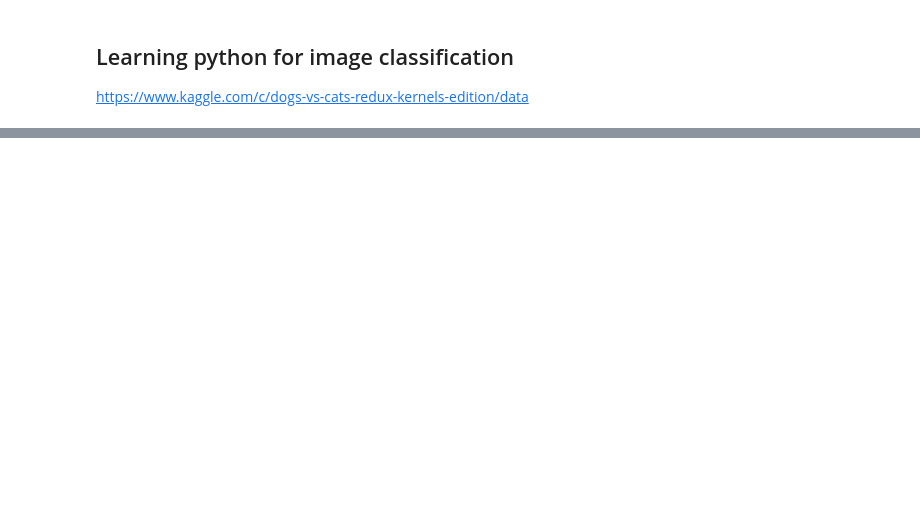
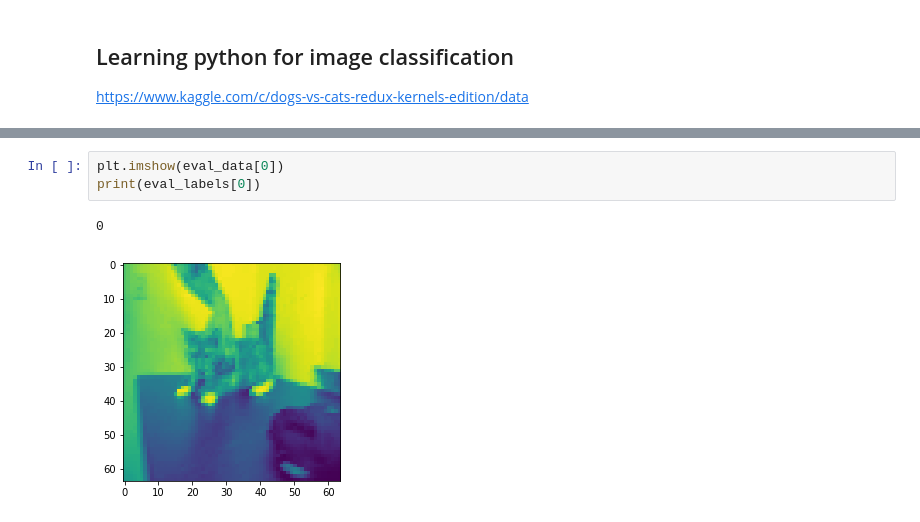
Before and after one commit to nanduzz/dogs-vs-cats-kaggle, a Jupyter notebook: Dogs vs Cats Redux- Kernels Edition.ipynb, the cells around one changed output, grey strips where cells are left out. Saved outputs shown, nothing was run; the diff lists cells and outputs as text; blank space fills up the shorter version.

```diff
--- a/Dogs vs Cats Redux- Kernels Edition.ipynb
+++ b/Dogs vs Cats Redux- Kernels Edition.ipynb
@@ -137,0 +189,6 @@ for label in train_labels :
+# %%
+plt.imshow(eval_data[0])
+print(eval_labels[0])
+# %% [output]
+0
+[figure, added]
```
Also changed, not shown: parts of 21 cells of this notebook, 1 other file.
